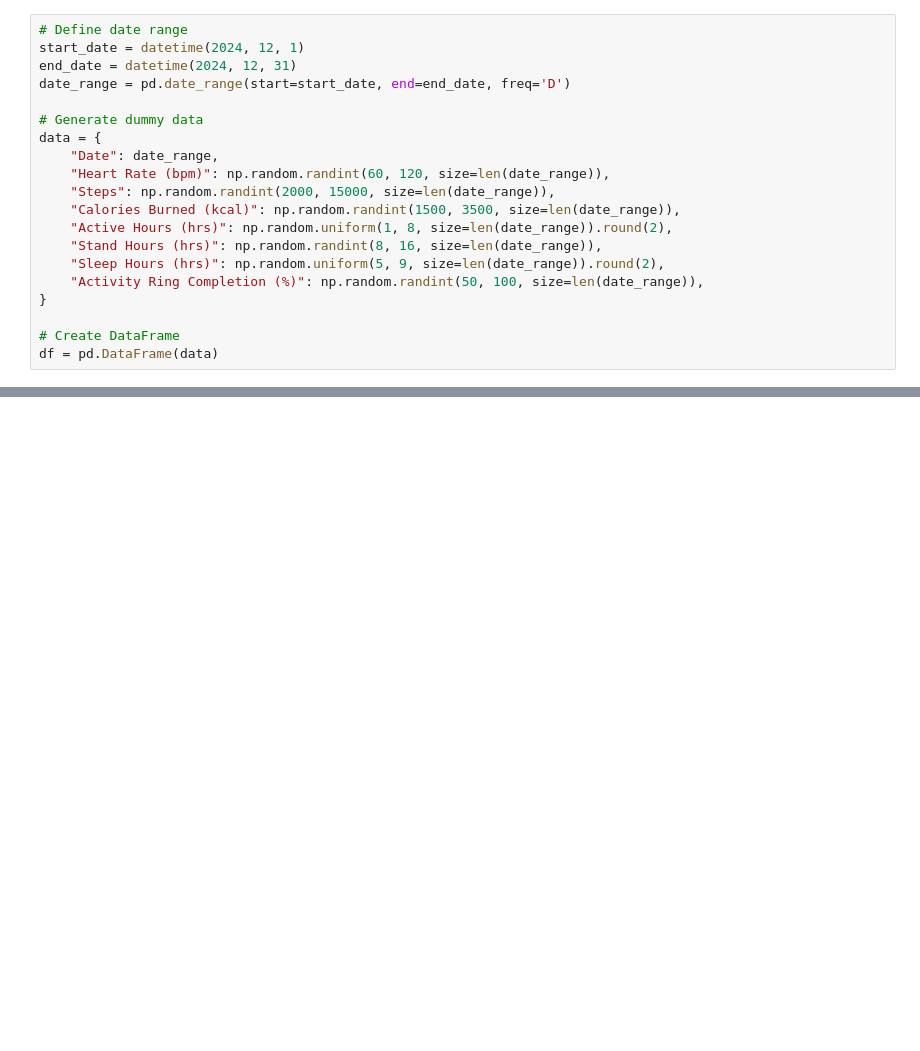
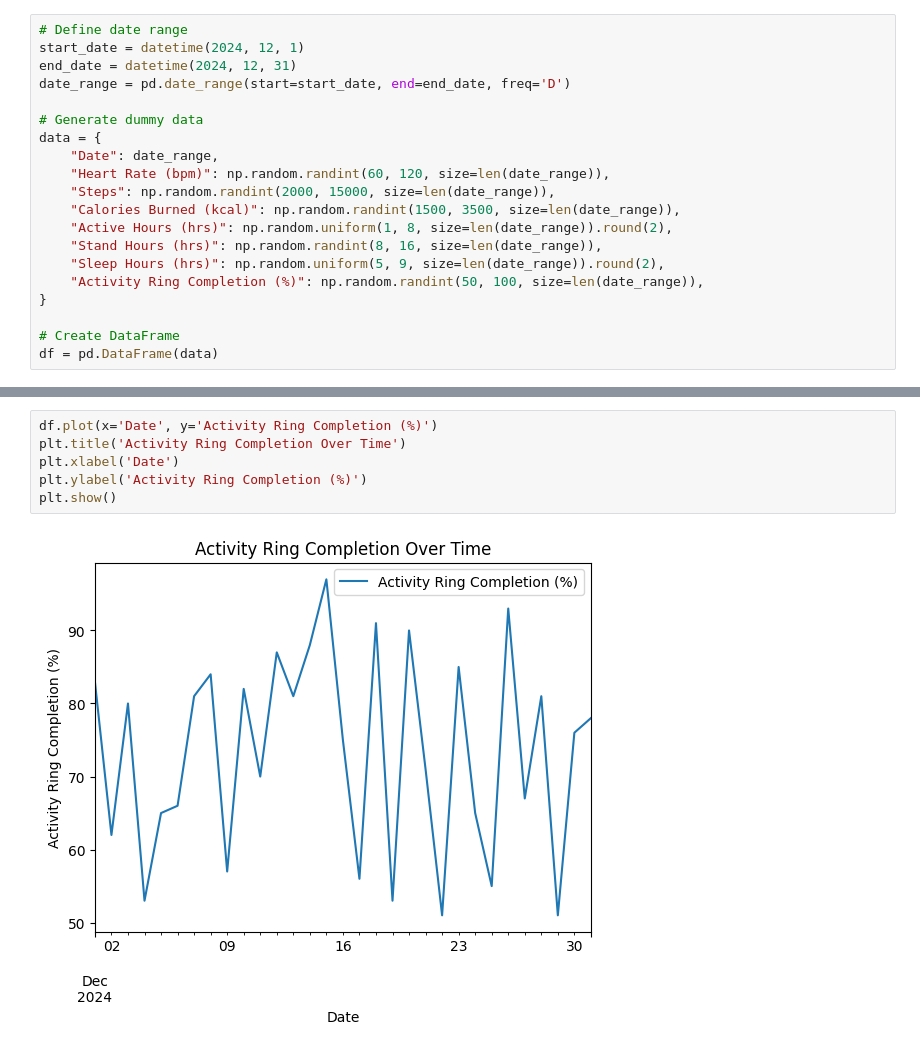
Before and after one commit to lerissamistry/Christmas-Coding-Challenge-2024, a Jupyter notebook: Christmas_Coding_Challenge_2024.ipynb, the cells around one changed output, grey strips where cells are left out. Drawn from its saved outputs; the diff is of its cells as text; blank space fills up the shorter version.

```diff
--- a/Christmas_Coding_Challenge_2024.ipynb
+++ b/Christmas_Coding_Challenge_2024.ipynb
@@ -50,0 +68,8 @@ df
+# %%
+df.plot(x='Date', y='Activity Ring Completion (%)')
+plt.title('Activity Ring Completion Over Time')
+plt.xlabel('Date')
+plt.ylabel('Activity Ring Completion (%)')
+plt.show()
+# %% [output]
+[figure, added]
```
Also changed, not shown: parts of 5 cells of this notebook.
